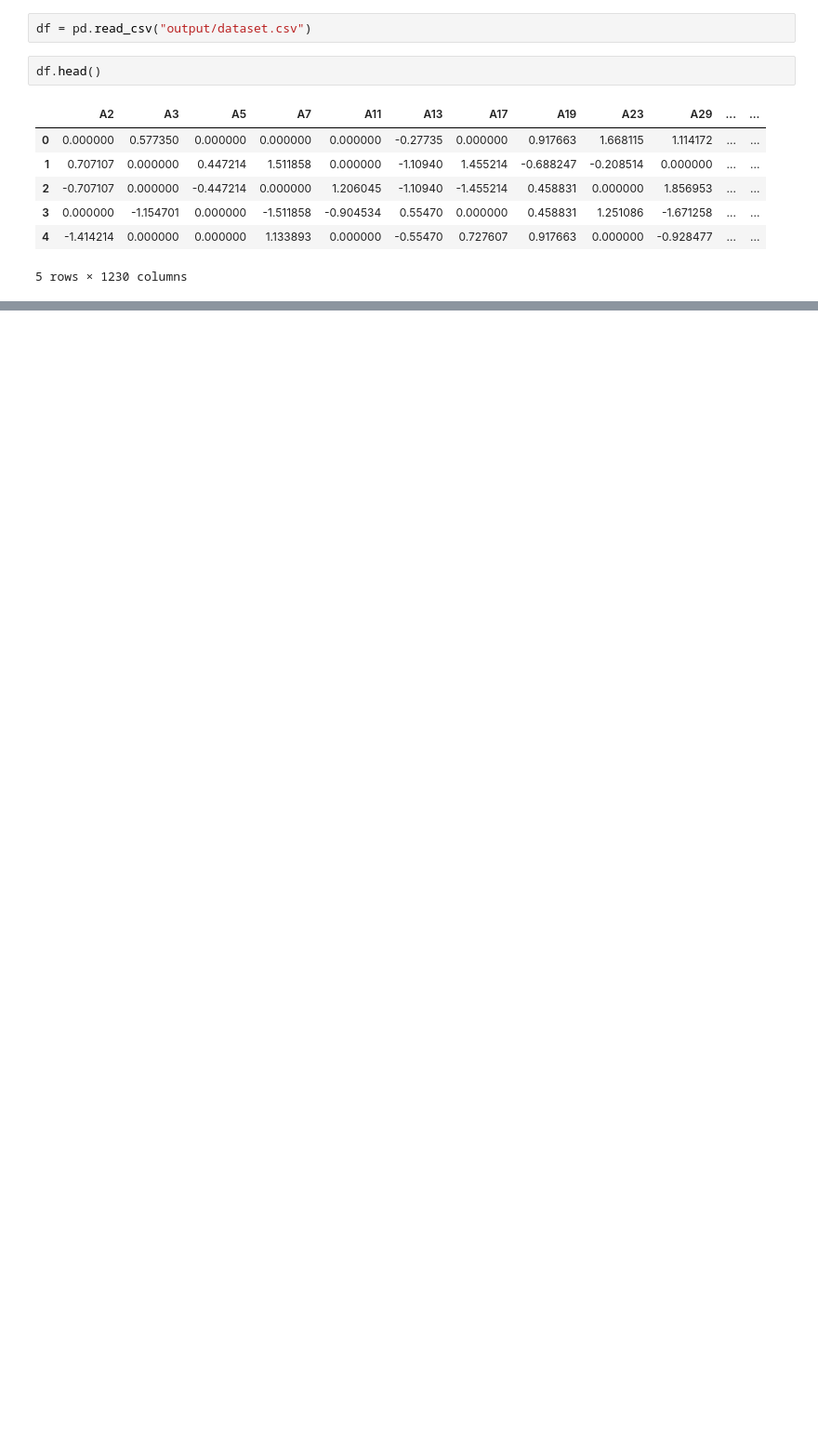
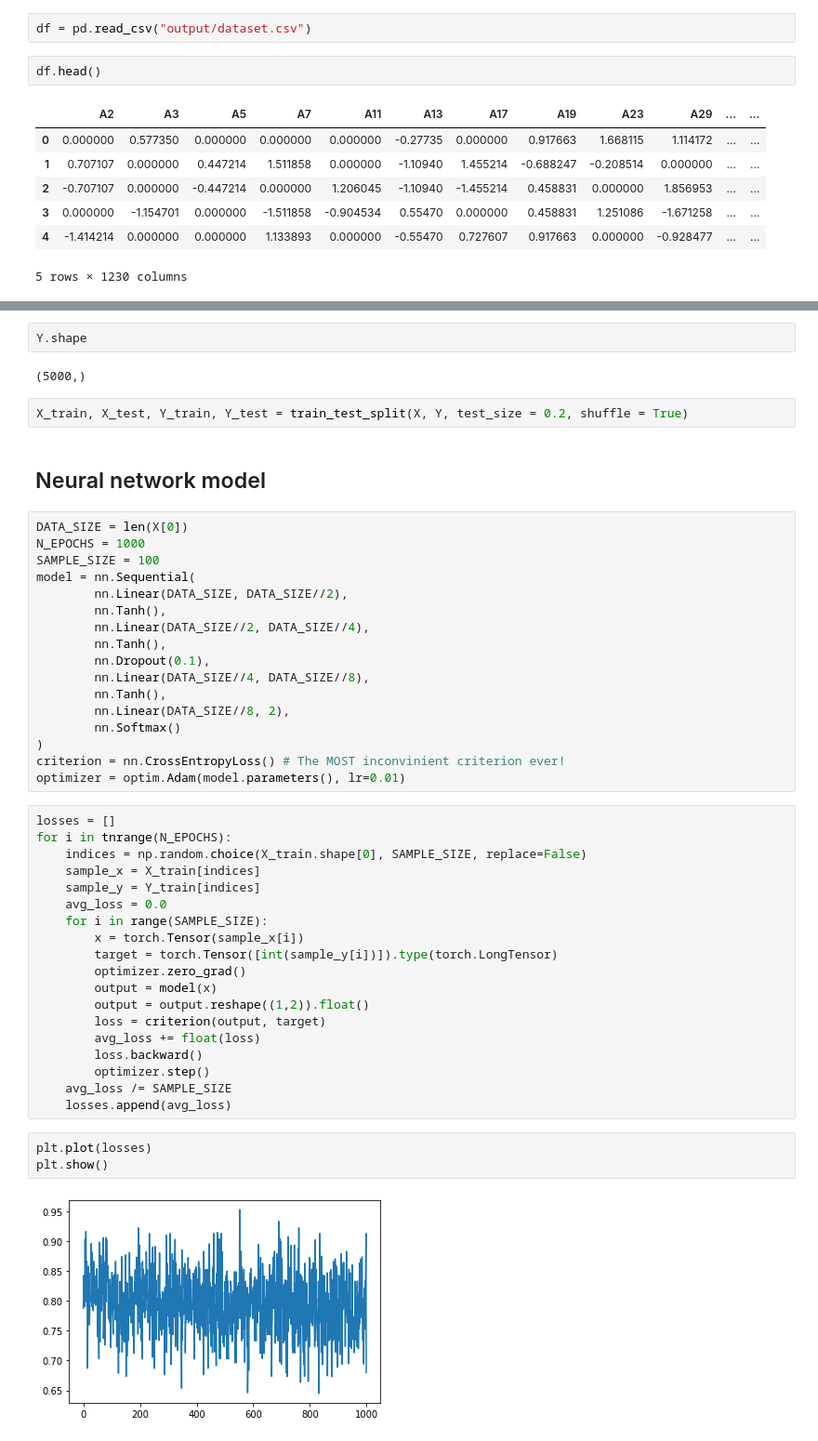
Before and after one commit to 0xf104a/EllipticCurves, a Jupyter notebook: Models.ipynb, the cells around one changed output, grey strips where cells are left out. Shown at 93% size. Cells and saved outputs as stored; diff of their text form; blank space fills up the shorter version.

Commit message:
Absolutely useless neural network.

```diff
--- a/Models.ipynb
+++ b/Models.ipynb
@@ -33,0 +33,49 @@ X_train, X_test, Y_train, Y_test = train_test_split(X, Y, test_size = 0.2, shuff
+# %%
+Y.shape
+# %% [output]
+(5000,)
+# %%
+X_train, X_test, Y_train, Y_test = train_test_split(X, Y, test_size = 0.2, shuffle = True)
+# %% [markdown]
+## Neural network model
+# %%
+DATA_SIZE = len(X[0])
+N_EPOCHS = 1000
+SAMPLE_SIZE = 100
+model = nn.Sequential(
+        nn.Linear(DATA_SIZE, DATA_SIZE//2),
+        nn.Tanh(),
+        nn.Linear(DATA_SIZE//2, DATA_SIZE//4),
+        nn.Tanh(),
+        nn.Dropout(0.1),
+        nn.Linear(DATA_SIZE//4, DATA_SIZE//8),
+        nn.Tanh(),
+        nn.Linear(DATA_SIZE//8, 2),
+        nn.Softmax()
+)
+criterion = nn.CrossEntropyLoss() # The MOST inconvinient criterion ever!
+optimizer = optim.Adam(model.parameters(), lr=0.01)
+# %%
+losses = []
+for i in tnrange(N_EPOCHS):
+    indices = np.random.choice(X_train.shape[0], SAMPLE_SIZE, replace=False)
+    sample_x = X_train[indices]
+    sample_y = Y_train[indices]
+    avg_loss = 0.0
+    for i in range(SAMPLE_SIZE):
+        x = torch.Tensor(sample_x[i])
+        target = torch.Tensor([int(sample_y[i])]).type(torch.LongTensor)
+        optimizer.zero_grad()
+        output = model(x)
+        output = output.reshape((1,2)).float()
+        loss = criterion(output, target)
+        avg_loss += float(loss)
+        loss.backward()
+        optimizer.step()
+    avg_loss /= SAMPLE_SIZE
+    losses.append(avg_loss)
+# %%
+plt.plot(losses)
+plt.show()
+# %% [output]
+[figure, added]
```
Also changed, not shown: parts of 10 cells of this notebook.
